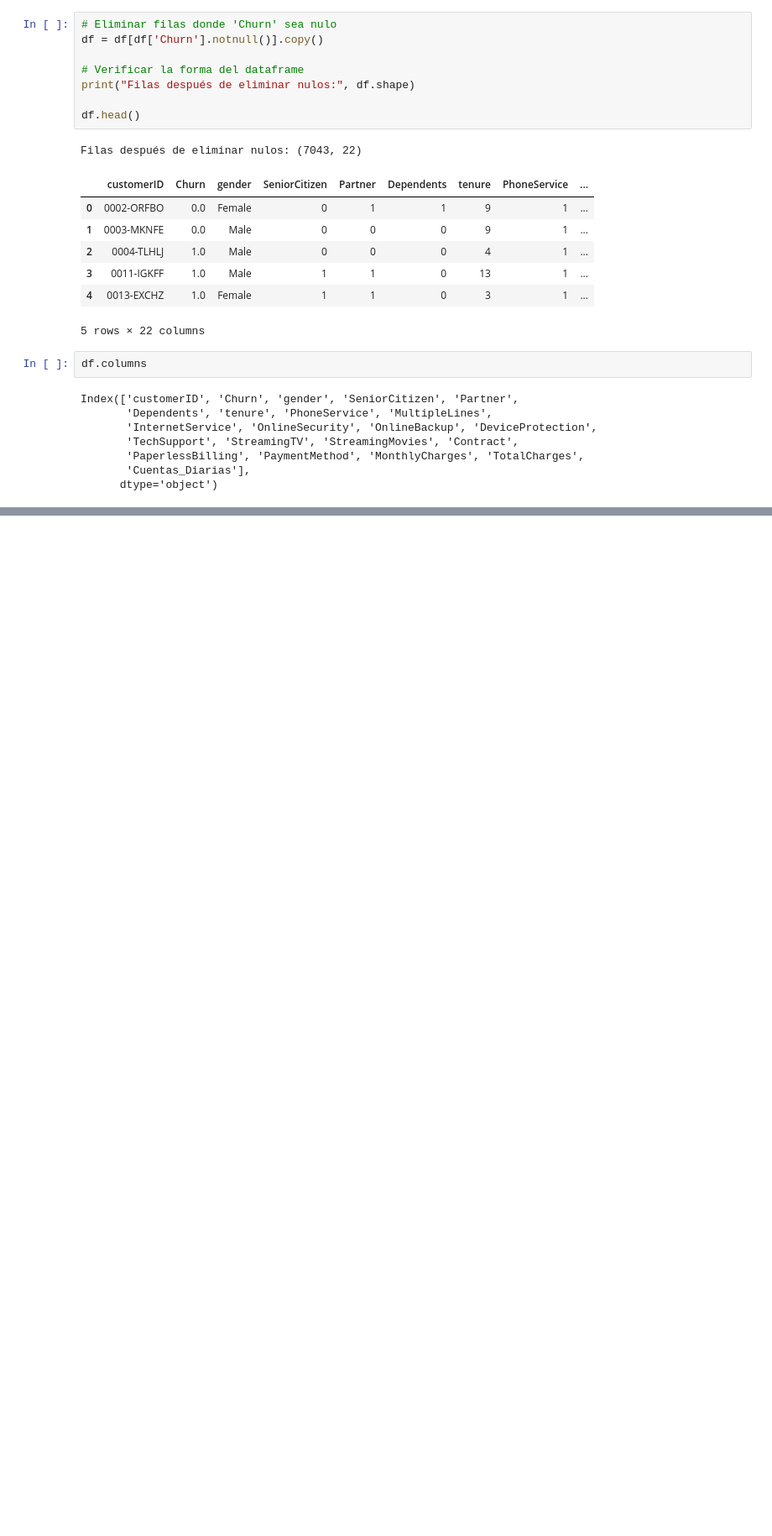
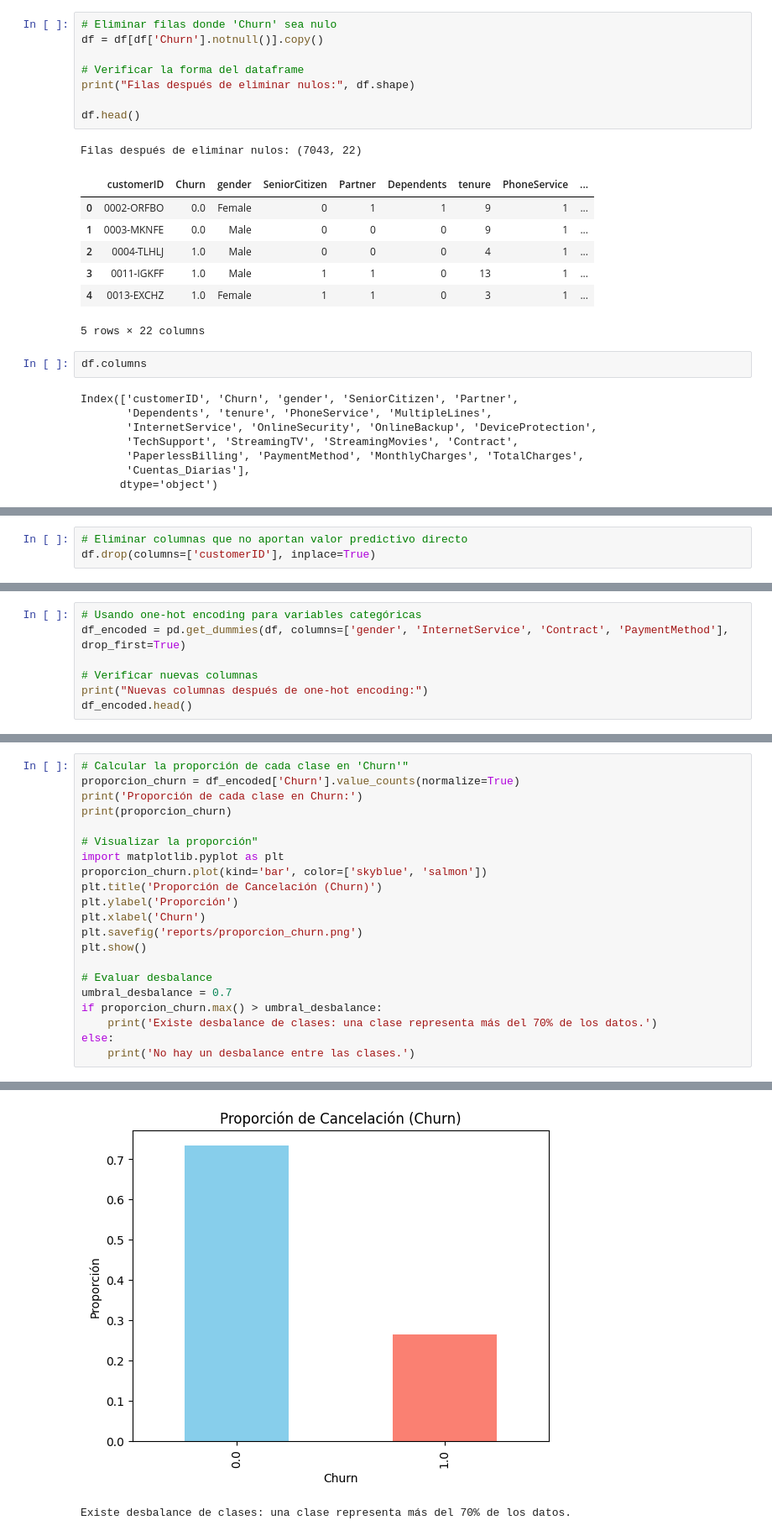
Before and after one commit to AMG-AA/challenge-Telecom2-ml, a Jupyter notebook: Challenge_TelecomX_2.ipynb, the cells around one changed output, grey strips where cells are left out. Shown at 84% size. Cells and saved outputs as stored; diff of their text form; blank space fills up the shorter version.

Commit message:
Entrega de challenge TelecomX pt 2

```diff
--- a/Challenge_TelecomX_2.ipynb
+++ b/Challenge_TelecomX_2.ipynb
@@ -42,0 +68,3 @@ Index(['customerID', 'Churn', 'gender', 'SeniorCitizen', 'Partner',
+# %%
+# Eliminar columnas que no aportan valor predictivo directo
+df.drop(columns=['customerID'], inplace=True)
@@ -42,0 +81,7 @@ Index(['customerID', 'Churn', 'gender', 'SeniorCitizen', 'Partner',
+# %%
+# Usando one-hot encoding para variables categóricas
+df_encoded = pd.get_dummies(df, columns=['gender', 'InternetService', 'Contract', 'PaymentMethod'], drop_first=True)
+
+# Verificar nuevas columnas
+print("Nuevas columnas después de one-hot encoding:")
+df_encoded.head()
@@ -42,0 +119,22 @@ Index(['customerID', 'Churn', 'gender', 'SeniorCitizen', 'Partner',
+# %%
+# Calcular la proporción de cada clase en 'Churn'"
+proporcion_churn = df_encoded['Churn'].value_counts(normalize=True)
+print('Proporción de cada clase en Churn:')
+print(proporcion_churn)
+
+# Visualizar la proporción"
+import matplotlib.pyplot as plt
+proporcion_churn.plot(kind='bar', color=['skyblue', 'salmon'])
+plt.title('Proporción de Cancelación (Churn)')
+plt.ylabel('Proporción')
+plt.xlabel('Churn')
+plt.savefig('reports/proporcion_churn.png')
+plt.show()
+
+# Evaluar desbalance
+umbral_desbalance = 0.7
+if proporcion_churn.max() > umbral_desbalance:
+    print('Existe desbalance de clases: una clase representa más del 70% de los datos.')
+else:
+    print('No hay un desbalance entre las clases.')
+# %% [output]
@@ -42,0 +146,2 @@ Index(['customerID', 'Churn', 'gender', 'SeniorCitizen', 'Partner',
+[figure, added]
+Existe desbalance de clases: una clase representa más del 70% de los datos.
```
Also changed, not shown: parts of 133 cells of this notebook, 27 other files.
